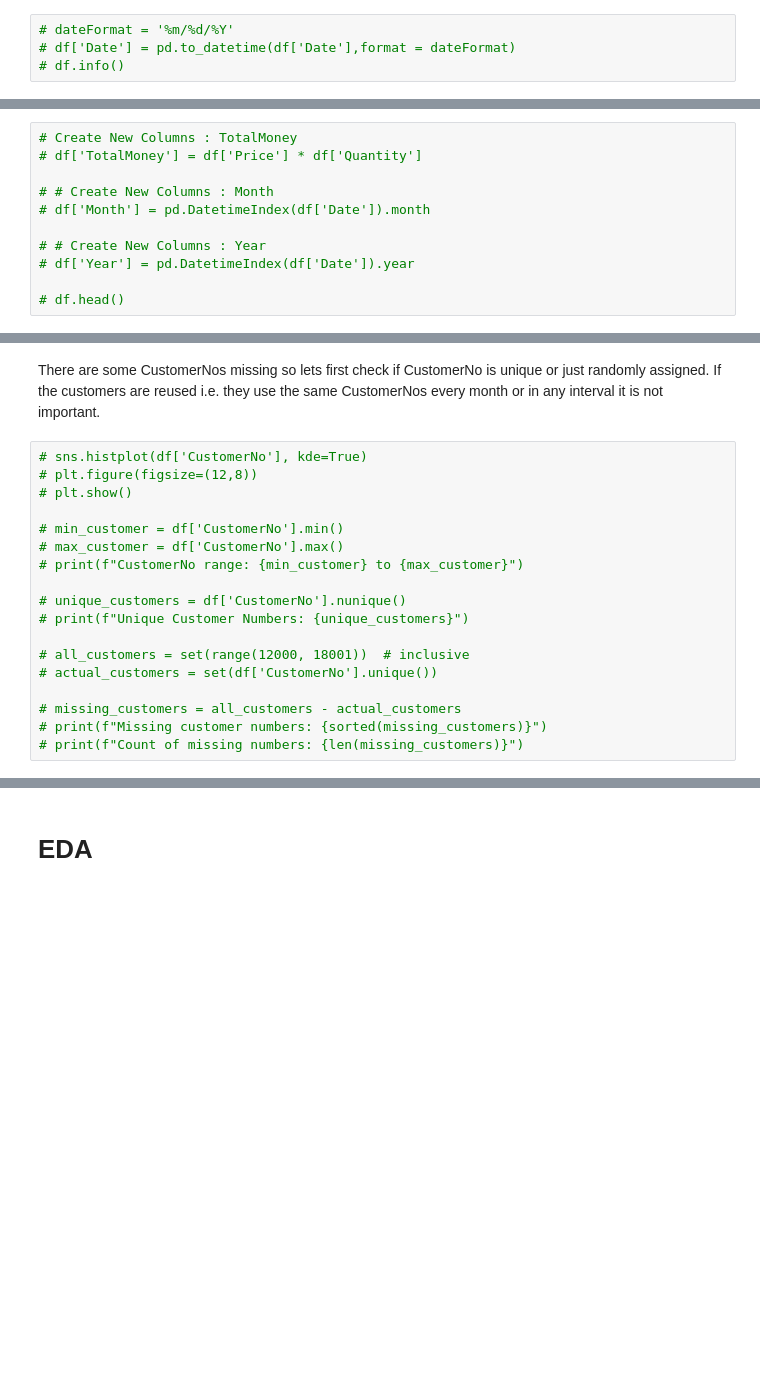
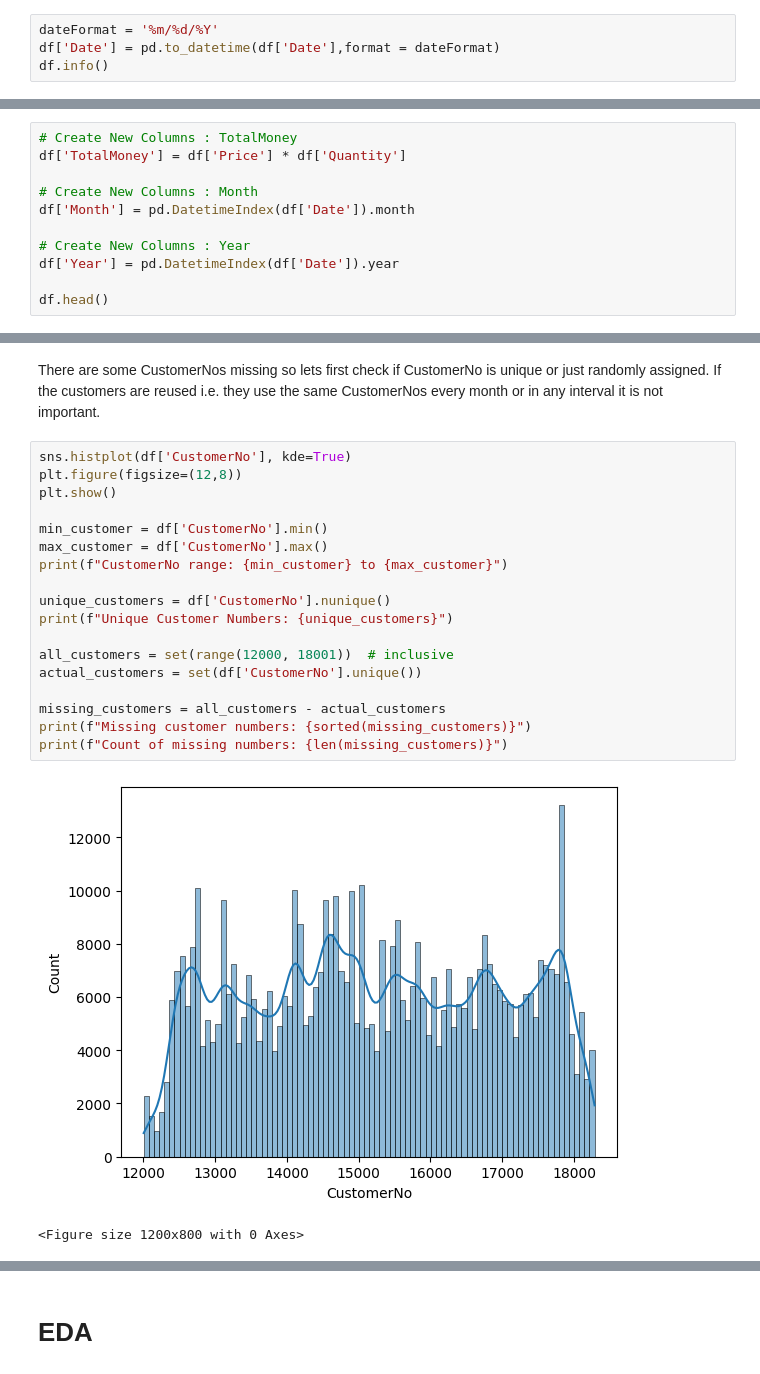
Before and after one commit to xrhahelry/Data-Driven-Insights-and-Customer-Segmentation-for-E-Commerce-Growth, a Jupyter notebook: eda.ipynb, the cells around one changed output, grey strips where cells are left out. Drawn from its saved outputs; the diff is of its cells as text; blank space fills up the shorter version.

Commit message:
some plots

```diff
--- a/eda.ipynb
+++ b/eda.ipynb
@@ -18,4 +55,4 @@ import datetime as dt
 # %%
-# dateFormat = '%m/%d/%Y'
-# df['Date'] = pd.to_datetime(df['Date'],format = dateFormat)
-# df.info()
+dateFormat = '%m/%d/%Y'
+df['Date'] = pd.to_datetime(df['Date'],format = dateFormat)
+df.info()
@@ -22,11 +75,11 @@ import datetime as dt
 # %%
 # Create New Columns : TotalMoney
-# df['TotalMoney'] = df['Price'] * df['Quantity']
+df['TotalMoney'] = df['Price'] * df['Quantity']
 
-# # Create New Columns : Month
-# df['Month'] = pd.DatetimeIndex(df['Date']).month
+# Create New Columns : Month
+df['Month'] = pd.DatetimeIndex(df['Date']).month
 
-# # Create New Columns : Year
-# df['Year'] = pd.DatetimeIndex(df['Date']).year
+# Create New Columns : Year
+df['Year'] = pd.DatetimeIndex(df['Date']).year
 
-# df.head()
+df.head()
@@ -36,20 +109,23 @@ import datetime as dt
 # %% [markdown]
 There are some CustomerNos missing so lets first check if CustomerNo is unique or just randomly assigned. If the customers are reused i.e. they use the same CustomerNos every month or in any interval it is not important.
 # %%
-# sns.histplot(df['CustomerNo'], kde=True)
-# plt.figure(figsize=(12,8))
-# plt.show()
+sns.histplot(df['CustomerNo'], kde=True)
+plt.figure(figsize=(12,8))
+plt.show()
 
-# min_customer = df['CustomerNo'].min()
-# max_customer = df['CustomerNo'].max()
-# print(f"CustomerNo range: {min_customer} to {max_customer}")
+min_customer = df['CustomerNo'].min()
+max_customer = df['CustomerNo'].max()
+print(f"CustomerNo range: {min_customer} to {max_customer}")
 
-# unique_customers = df['CustomerNo'].nunique()
-# print(f"Unique Customer Numbers: {unique_customers}")
+unique_customers = df['CustomerNo'].nunique()
+print(f"Unique Customer Numbers: {unique_customers}")
 
-# all_customers = set(range(12000, 18001))  # inclusive
-# actual_customers = set(df['CustomerNo'].unique())
+all_customers = set(range(12000, 18001))  # inclusive
+actual_customers = set(df['CustomerNo'].unique())
 
-# missing_customers = all_customers - actual_customers
-# print(f"Missing customer numbers: {sorted(missing_customers)}")
-# print(f"Count of missing numbers: {len(missing_customers)}")
+missing_customers = all_customers - actual_customers
+print(f"Missing customer numbers: {sorted(missing_customers)}")
+print(f"Count of missing numbers: {len(missing_customers)}")
+# %% [output]
+[figure, added]
+<Figure size 1200x800 with 0 Axes>
```
Also changed, not shown: parts of 22 cells of this notebook, 15 other files.
